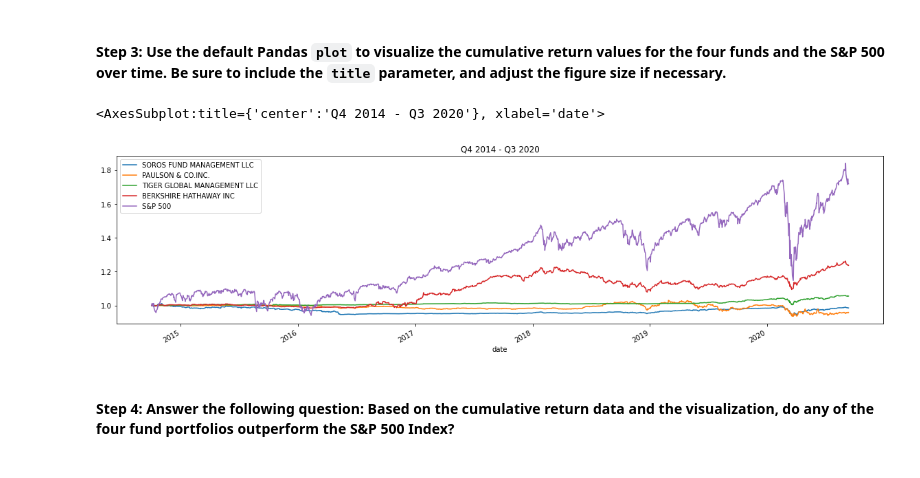
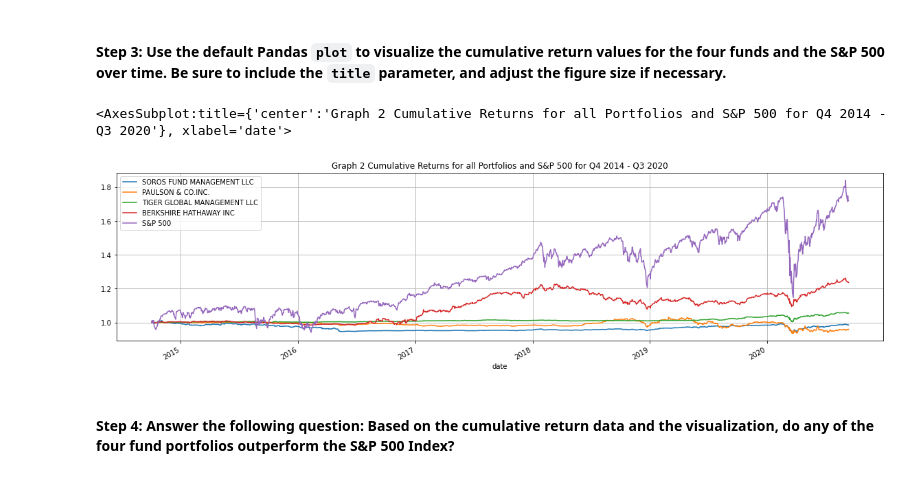
Before and after one commit to emorytk/FinTech-Class_C04_emorytk, a Jupyter notebook: risk_return_analysis.ipynb, the cells around one changed output. Cells and saved outputs as stored; diff of their text form; code cells hidden in the pictures.

```diff
--- a/risk_return_analysis.ipynb
+++ b/risk_return_analysis.ipynb
@@ -224,11 +224,11 @@ cumulative_returns.head()
 # %%
 # Visualize the cumulative returns using the Pandas plot function
 # Include a title parameter and adjust the figure size
 cumulative_returns.loc['2014-10-01' : '2020-09-11'].plot(
-    legend=True, figsize=(20,5), title="Q4 2014 - Q3 2020")
+    legend=True, figsize=(20,5), title="Graph 2 Cumulative Returns for all Portfolios and S&P 500 for Q4 2014 - Q3 2020", grid=True)
 # %% [output]
-<AxesSubplot:title={'center':'Q4 2014 - Q3 2020'}, xlabel='date'>
+<AxesSubplot:title={'center':'Graph 2 Cumulative Returns for all Portfolios and S&P 500 for Q4 2014 - Q3 2020'}, xlabel='date'>
-[figure, old version]
+[figure, new version]
 # %% [markdown]
 #### Step 4: Answer the following question: Based on the cumulative return data and the visualization, do any of the four fund portfolios outperform the S&P 500 Index?
 # %% [markdown]
```
Also changed, not shown: parts of 29 cells of this notebook.
